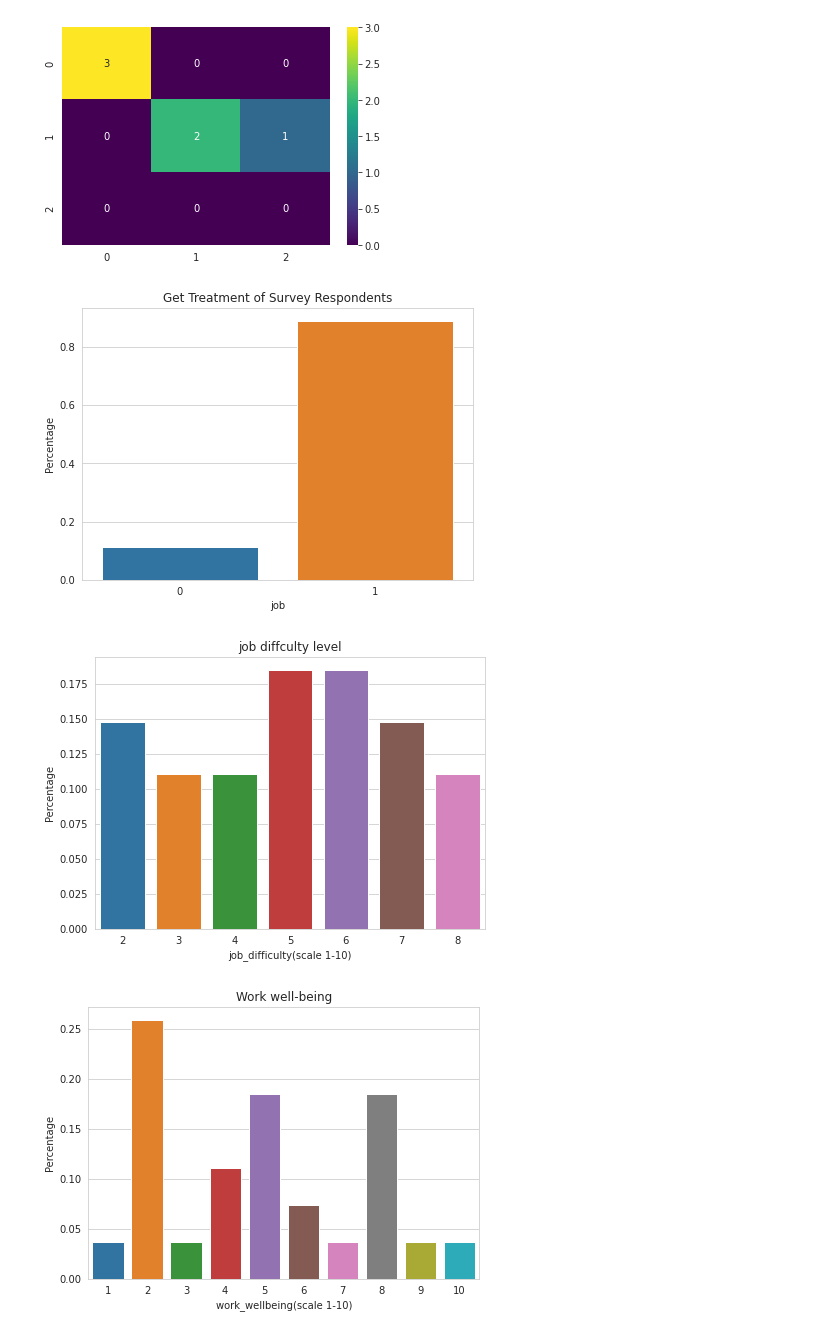
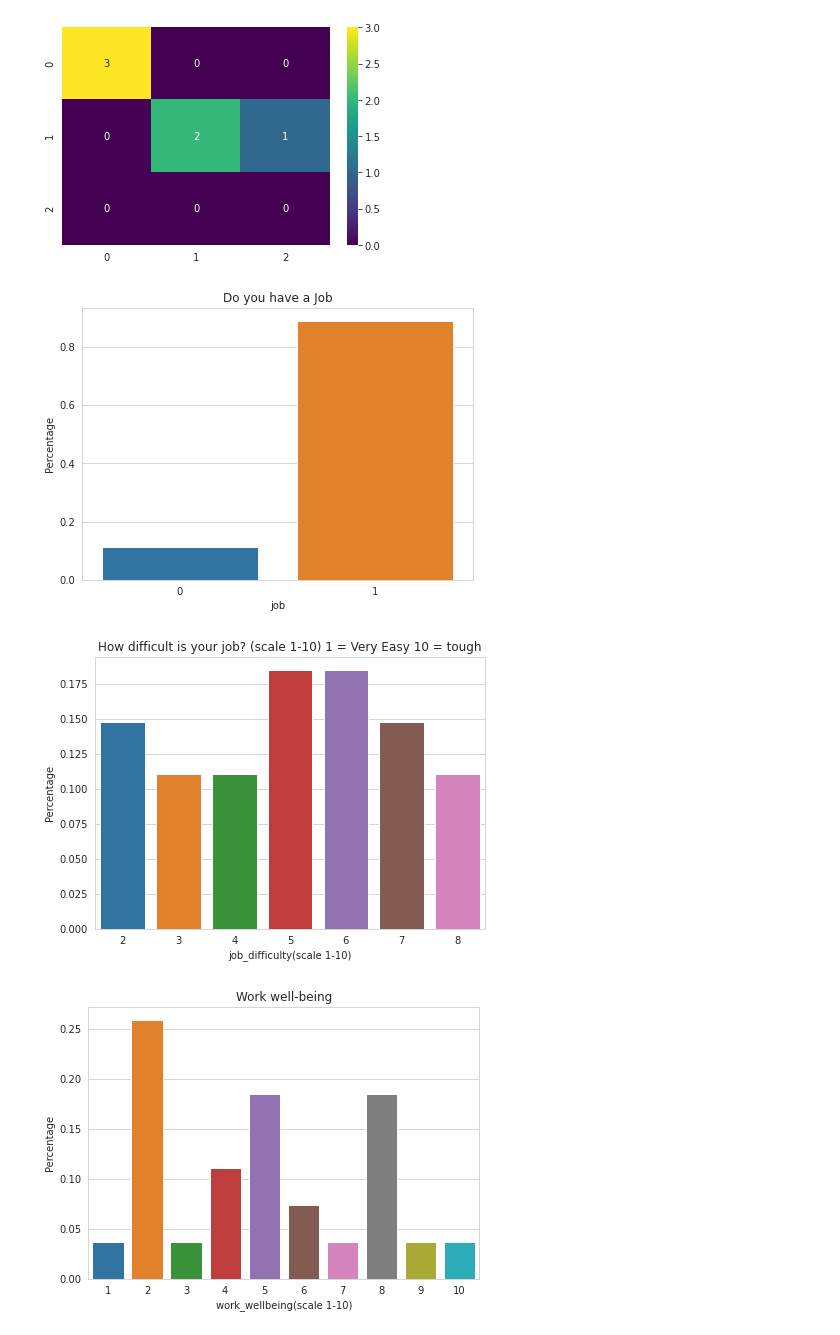
Before and after one commit to LeonFrempong/Computing-individual-project---Masters, a Jupyter notebook: Mental_health_results_machine_learning.ipynb, the cells around one changed output. Saved outputs shown, nothing was run; the diff lists cells and outputs as text; code cells hidden in the pictures.

```diff
--- a/Mental_health_results_machine_learning.ipynb
+++ b/Mental_health_results_machine_learning.ipynb
@@ -280,16 +280,16 @@ sns.set_style("whitegrid")
 plt.figure(figsize = (7,5))
 eda_percentage = mh_eda['job'].value_counts(normalize = True).rename_axis('job').reset_index(name = 'Percentage')
 sns.barplot(x = 'job', y = 'Percentage', data = eda_percentage.head(10))
-plt.title('Get Treatment of Survey Respondents')
+plt.title('Do you have a Job')
 plt.show()
 # %% [output]
-[figure, old version]
+[figure, new version]
 # %%
 sns.set_style("whitegrid")
 plt.figure(figsize = (7,5))
 eda_percentage = mh_eda['job_difficulty(scale 1-10)'].value_counts(normalize = True).rename_axis('job_difficulty(scale 1-10)').reset_index(name = 'Percentage')
 sns.barplot(x = 'job_difficulty(scale 1-10)', y = 'Percentage', data = eda_percentage.head(10))
-plt.title('job diffculty level')
+plt.title('How difficult is your job? (scale 1-10) 1 = Very Easy 10 = tough')
 plt.show()
 # %% [output]
-[figure, old version]
+[figure, new version]
```
Also changed, not shown: parts of 7 cells of this notebook, 3 other files.
